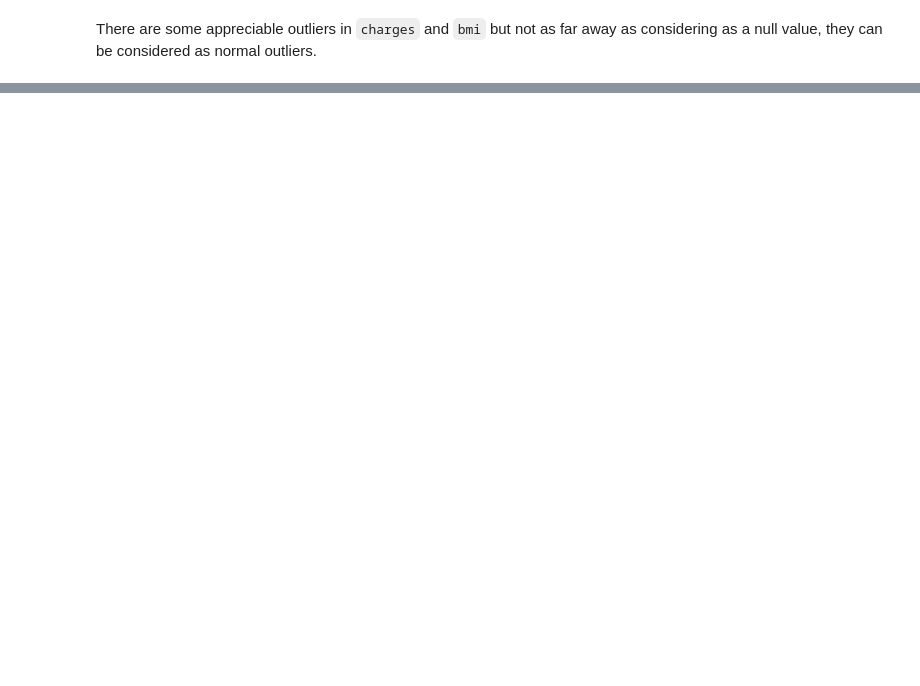
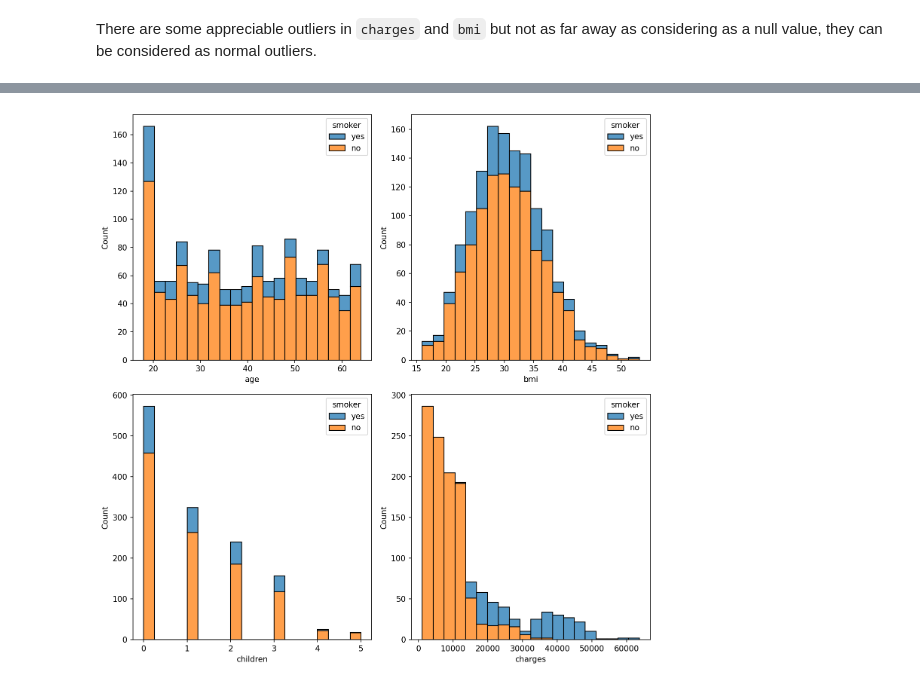
Before and after one commit to fenilenvinileno97/linear_regression, a Jupyter notebook: 3-practice.ipynb, the cells around one changed output, grey strips where cells are left out. Saved outputs shown, nothing was run; the diff lists cells and outputs as text; code cells hidden in the pictures; blank space fills up the shorter version.

```diff
--- a/3-practice.ipynb
+++ b/3-practice.ipynb
@@ -113,0 +169,10 @@ There are some appreciable outliers in `charges` and `bmi` but not as far away a
+# %%
+fig, axis = plt.subplots(nrows=2, ncols=2, figsize=(10,10), dpi=150, sharex=False, sharey=False)
+sns.histplot(data=raw_df, x="age", hue="smoker", bins=20, multiple="stack", ax=axis.flat[0])
+sns.histplot(data=raw_df, x="bmi", hue="smoker", bins=20, multiple="stack", ax=axis.flat[1])
+sns.histplot(data=raw_df, x="children", hue="smoker", bins=20, multiple="stack", ax=axis.flat[2])
+sns.histplot(data=raw_df, x="charges", hue="smoker", bins=20, multiple="stack", ax=axis.flat[3])
+plt.tight_layout()
+plt.show()
+# %% [output]
+[figure, added]
```
Also changed, not shown: parts of 27 cells of this notebook, 2 other files.
